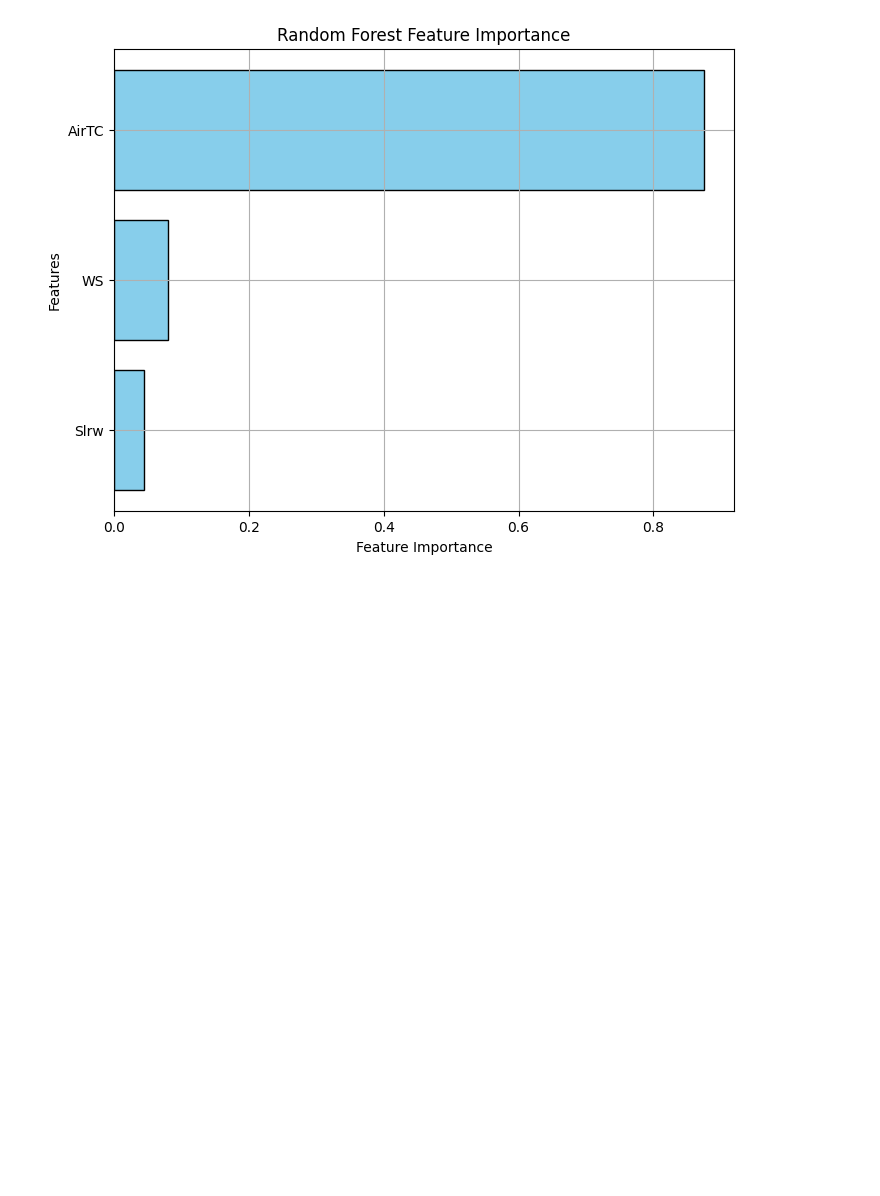
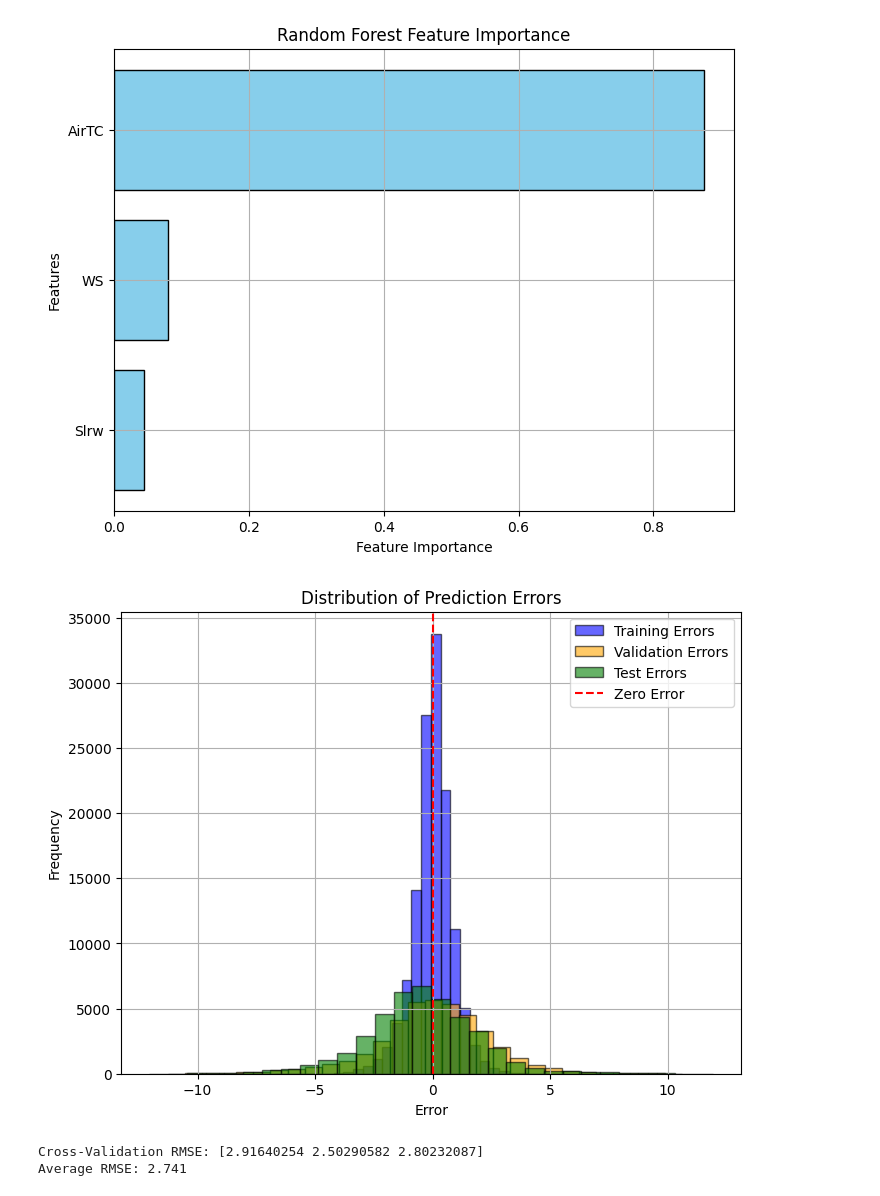
Before and after one commit to SamLutz/2024_MLEES, a Jupyter notebook: final_project_working.ipynb, the cells around one changed output. Cells and saved outputs as stored; diff of their text form; code cells hidden in the pictures; blank space fills up the shorter version.

```diff
--- a/final_project_working.ipynb
+++ b/final_project_working.ipynb
@@ -385,3 +384,36 @@ plot_feature_importances(rf, features)
 [figure]
 [figure]
 [figure]
+# %%
+# Calculating errors
+train_errors = y_train - y_train_pred
+val_errors = y_val - y_val_pred
+test_errors = y_test - y_test_pred
+
+# Error display
+plt.figure(figsize=(8, 6))
+plt.hist(train_errors, bins=30, alpha=0.6, label="Training Errors", color="blue", edgecolor='k')
+plt.hist(val_errors, bins=30, alpha=0.6, label="Validation Errors", color="orange", edgecolor='k')
+plt.hist(test_errors, bins=30, alpha=0.6, label="Test Errors", color="green", edgecolor='k')
+plt.axvline(0, color='red', linestyle='--', label="Zero Error")
+plt.title("Distribution of Prediction Errors")
+plt.xlabel("Error")
+plt.ylabel("Frequency")
+plt.legend()
+plt.grid(True)
+plt.show()
+# %% [output]
+[figure, added]
+# %%
+from sklearn.model_selection import cross_val_score
+
+rf = RandomForestRegressor(random_state=42, n_estimators=100)
+scores = cross_val_score(rf, X_train, y_train, cv=3, scoring='neg_mean_squared_error')
+
+# Convert scores to RMSE and display
+rmse_scores = np.sqrt(-scores)
+print(f"Cross-Validation RMSE: {rmse_scores}")
+print(f"Average RMSE: {rmse_scores.mean():.3f}")
+# %% [output]
+Cross-Validation RMSE: [2.91640254 2.50290582 2.80232087]
+Average RMSE: 2.741
```
Also changed, not shown: parts of 4 cells of this notebook.
